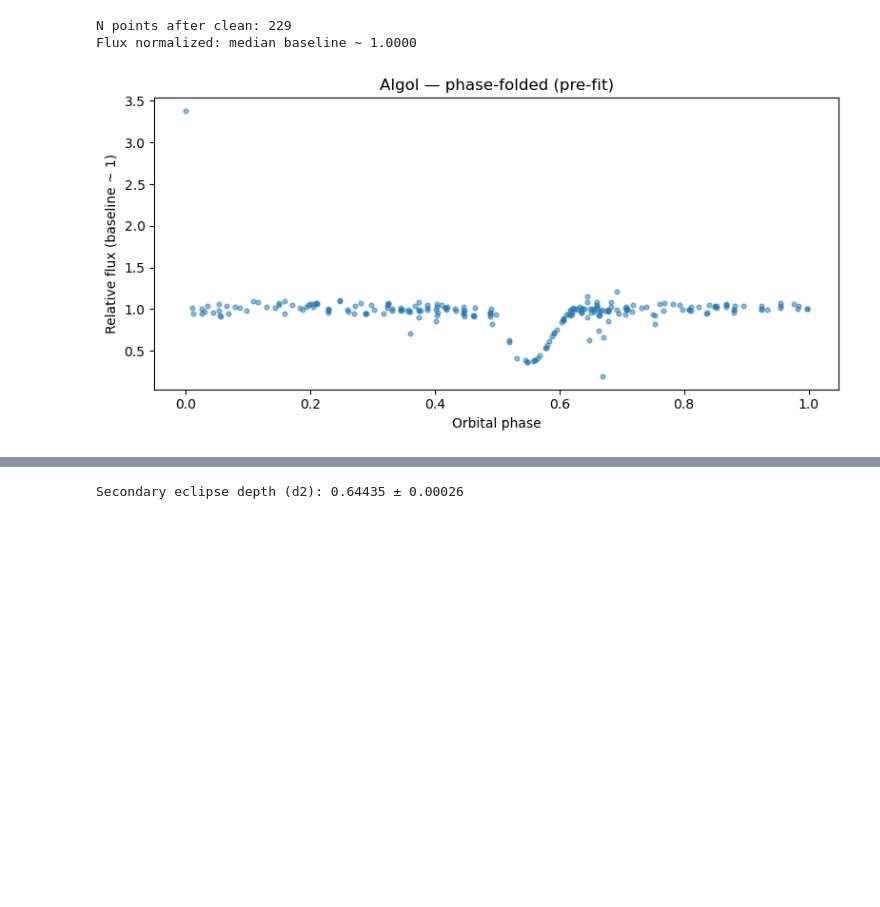
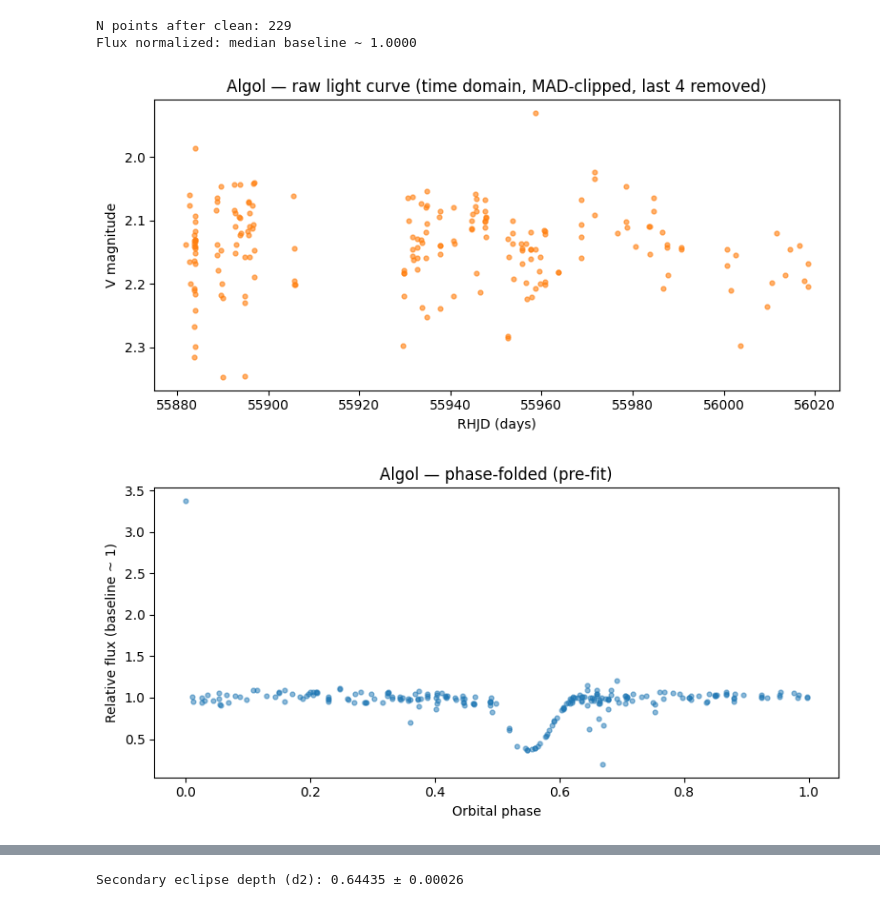
Before and after one commit to orcutt28/ASTRO-DATA-PROJECT-3, a Jupyter notebook: astro-data-proj-3.ipynb, the cells around one changed output, grey strips where cells are left out. Cells and saved outputs as stored; diff of their text form; code cells hidden in the pictures; blank space fills up the shorter version.

Commit message:
added graph that isnt phase fitted

```diff
--- a/astro-data-proj-3.ipynb
+++ b/astro-data-proj-3.ipynb
@@ -51,27 +51,52 @@ Flux normalized: median baseline ~ 1.0000
 # %%
 # Orbital period (days) — cite literature; ~2.8673 d for Algol
 # Set the known orbital period of Algol (from literature)
 P = 2.8673  # Orbital period in days
+
+# Plot light curve versus observation time (not phase-folded)
+# Remove outliers using robust MAD-based clipping before plotting
+v_med = np.median(V)
+mad = np.median(np.abs(V - v_med))
+mad = max(mad, 1e-8)  # Avoid divide-by-zero if data are nearly constant
+robust_sigma = 1.4826 * mad
+
+# Keep points within 3.5 robust sigma of the median magnitude
+inlier_mask = np.abs(V - v_med) <= 3.5 * robust_sigma
+
+# Also remove the final 4 observations from the raw time-series plot
+plot_mask = inlier_mask.copy()
+plot_mask[-4:] = False
+
+# In astronomy magnitudes are inverted: smaller magnitude = brighter star
+plt.figure(figsize=(8, 4))
+plt.scatter(t[plot_mask], V[plot_mask], s=12, alpha=0.6, color="C1")
+plt.gca().invert_yaxis()
+plt.xlabel("RHJD (days)")
+plt.ylabel("V magnitude")
+plt.title("Algol — raw light curve")
+plt.tight_layout()
+plt.show()
 
 # Reference epoch: time of deepest point in this dataset (good enough for class work)
 # Find the time of minimum light (deepest eclipse) as the reference epoch
 t0 = float(t[np.argmin(V)])  # Time of minimum V (deepest eclipse)
 
 # Calculate the orbital phase for each observation
 # Phase = fractional part of (time since t0 divided by period)
 phi = np.mod((t - t0) / P, 1.0)  # Phase in [0, 1)
 
 # Optional: show folded light curve before fitting
 # Plot the phase-folded light curve before any model fitting
 plt.figure(figsize=(8, 4))
 plt.scatter(phi, flux_norm, s=12, alpha=0.5)  # Plot normalized flux vs. phase
 plt.xlabel("Orbital phase")
 plt.ylabel("Relative flux (baseline ~ 1)")
 plt.title("Algol — phase-folded (pre-fit)")
 plt.tight_layout()
 plt.show()
 # %% [output]
-[figure, old version]
+[figure, new version]
+[figure, added]
 # %%
 # Define the eclipse model: sum of two Gaussians (for primary and secondary eclipses)
 def two_gauss_eclipse(phi, F0, d1, w1, c1, d2, w2, c2):
```
Also changed, not shown: parts of 2 cells of this notebook.
